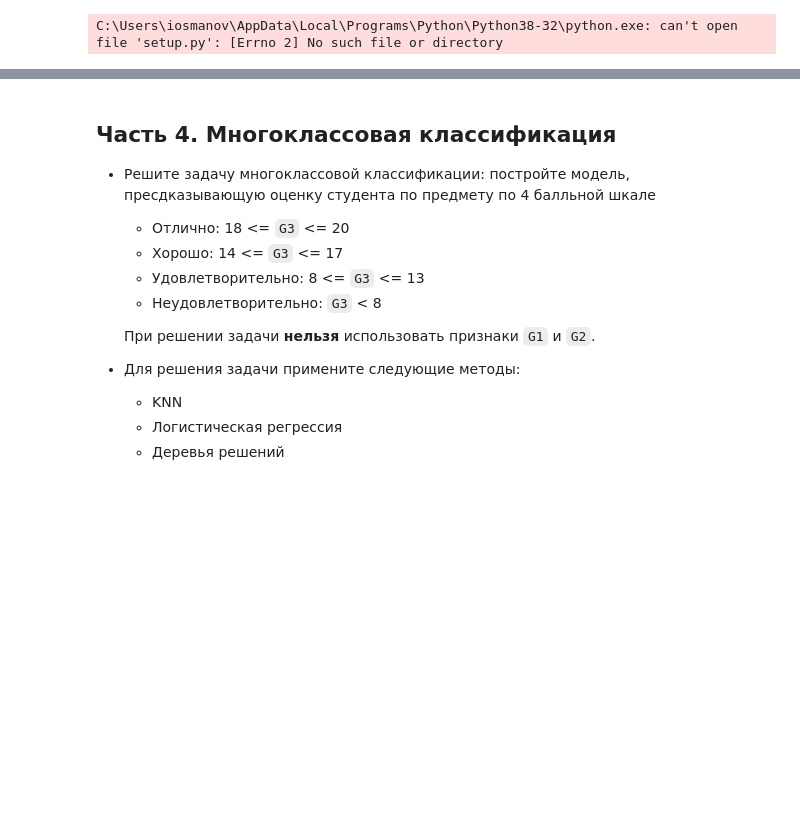
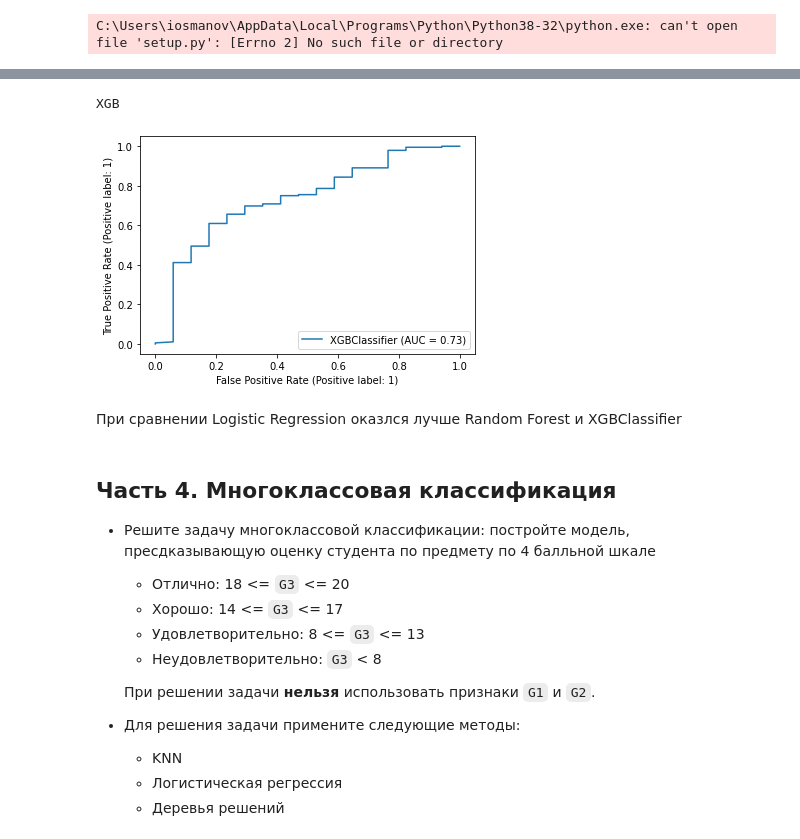
Before and after one commit to ImOsMa/IAD, a Jupyter notebook: Lab4_Supervised/Lab_3.Supervised_Learning.ipynb, the cells around one changed output, grey strips where cells are left out. Cells and saved outputs as stored; diff of their text form; code cells hidden in the pictures; blank space fills up the shorter version.

```diff
--- a/Lab4_Supervised/Lab_3.Supervised_Learning.ipynb
+++ b/Lab4_Supervised/Lab_3.Supervised_Learning.ipynb
@@ -1208,0 +1355,18 @@ ModuleNotFoundError: No module named 'xgboost.sklearn'
+# %%
+# Делаем подбор параметров
+p = {
+    'xgbclassifier__n_eta': np.arange(0, 1, 0.1),
+    'xgbclassifier__sampling_method': ['uniform', 'gradient_based'],
+    'xgbclassifier__max_depth': np.arange(1, 15, 2),
+    'xgbclassifier__gamma': [0, 1, 2, 5, 10],
+}
+
+fold = KFold(n_splits=5, shuffle=True)
+xgb_classifier = XGBClassifier()
+xgb_classifier_pipeline = make_pipeline(xgb_classifier)
+
+xgb_classifier_grid = GridSearchCV(xgb_classifier_pipeline,
+                                   p,
+                                   cv=fold,
+                                   scoring='f1',
+                                   n_jobs=-1)
@@ -1208,0 +1400,3 @@ ModuleNotFoundError: No module named 'xgboost.sklearn'
+# %%
+%%time
+xgb_classifier_grid.fit(x_train, y_bin_G3_tr)
@@ -1208,0 +1442,6 @@ ModuleNotFoundError: No module named 'xgboost.sklearn'
+# %%
+xgb_class_model = XGBClassifier()
+xgb_class_model.fit(x_train, y_bin_G3_tr)
+
+predict = xgb_class_model.predict(x_test)
+print('f1: ', metrics.f1_score(y_bin_G3_test, predict))
@@ -1209,3 +1451,12 @@ ModuleNotFoundError: No module named 'xgboost.sklearn'
+# %%
+metrics.plot_roc_curve(xgb_class_model, x_test, y_bin_G3_test)
+print('XGB')
+plt.show()
+# %% [output]
+XGB
+[figure, added]
+# %% [markdown]
+При сравнении Logistic Regression оказлся лучше Random Forest и XGBClassifier
 # %% [markdown]
 ##  Часть 4. Многоклассовая классификация
 
```
Also changed, not shown: parts of 36 cells of this notebook, 2 other files.
